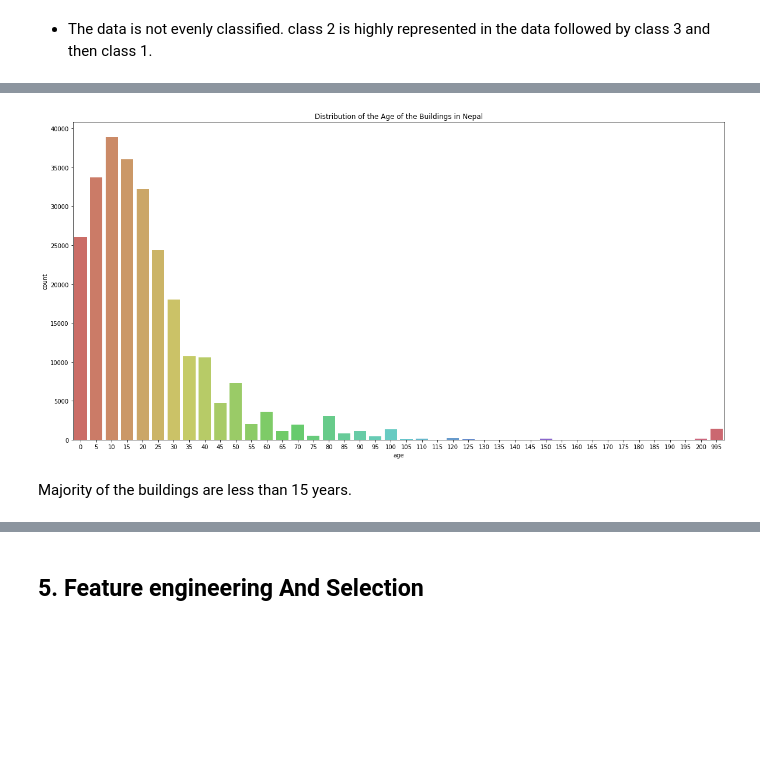
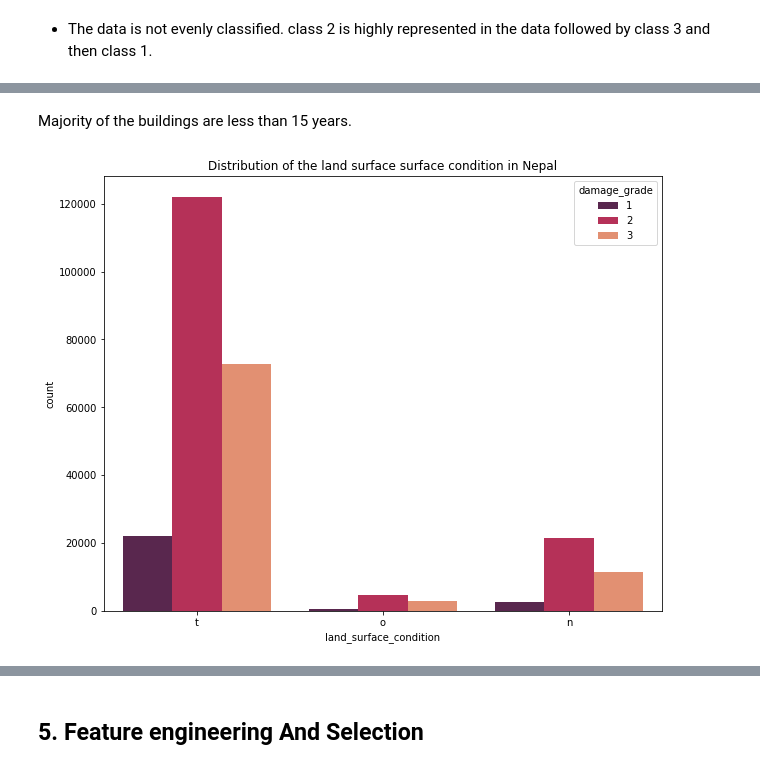
Before and after one commit to Nokulunga77/Data-Competition-, a Jupyter notebook: Note_book.ipynb, the cells around one changed output, grey strips where cells are left out. Saved outputs shown, nothing was run; the diff lists cells and outputs as text; code cells hidden in the pictures; blank space fills up the shorter version.

```diff
--- a/Note_book.ipynb
+++ b/Note_book.ipynb
@@ -237,13 +204,9 @@ This graph indicates that the number of floors mostly common is 2. Which indicta
-# %%
-from matplotlib import rcParams
-
-sns.countplot(x = 'age', data = df_train, palette = "hls")
-
-rcParams['figure.figsize'] = 20,10
-
-plt.title("Distribution of the Age of the Buildings in Nepal");
-# %% [output]
-[figure, removed]
 # %% [markdown]
 Majority of the buildings are less than 15 years.
+# %%
+sns.countplot(x = 'land_surface_condition', data = df_train, palette = "rocket", hue = 'damage_grade')
+rcParams['figure.figsize'] = 10,8
+plt.title("Distribution of the land surface surface condition in Nepal");
+# %% [output]
+[figure, added]
 # %%
```
Also changed, not shown: parts of 29 cells of this notebook.
